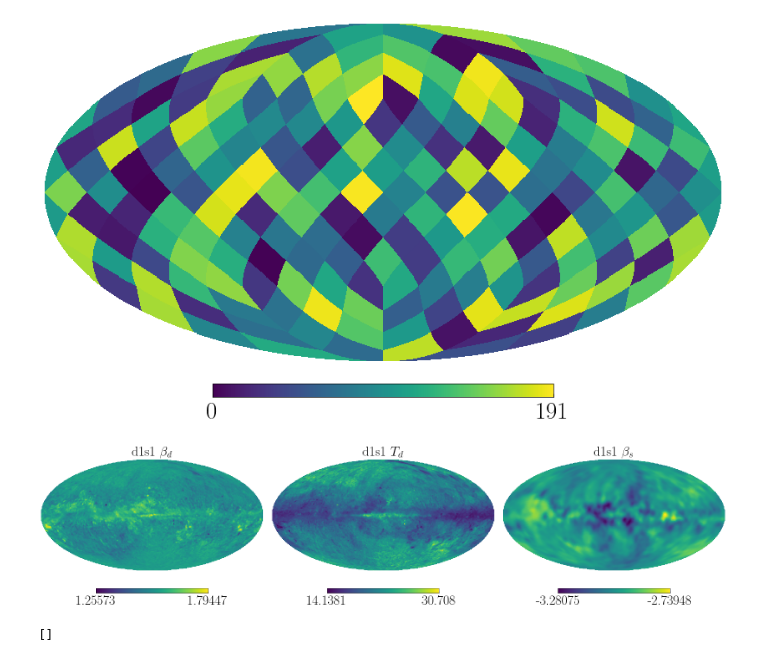
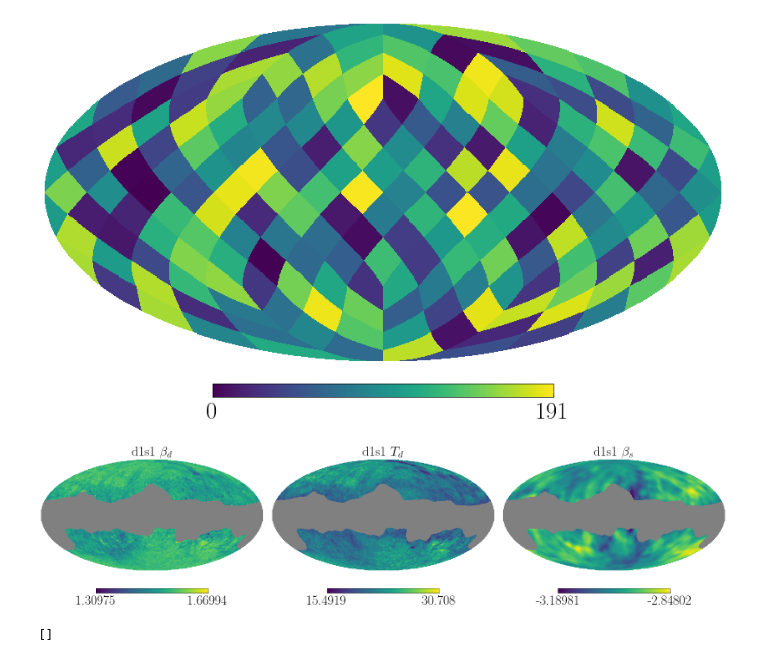
Before and after one commit to ASKabalan/furax-compsep-paper, a Jupyter notebook: content/80-illustraions.ipynb, the cells around one changed output. Cells and saved outputs as stored; diff of their text form; code cells hidden in the pictures.

```diff
--- a/content/80-illustraions.ipynb
+++ b/content/80-illustraions.ipynb
@@ -325,6 +319,8 @@ from fgbuster import get_sky
 
 plot_vertical = False  # Set to True for vertical layout, False for horizontal
 sky = get_sky(nside=64, tag="c1d1s1")
+mask = ~get_mask("GALACTIC", nside=64)
+
 
 with plt.rc_context(
     {
@@ -341,34 +337,35 @@ with plt.rc_context(
         fig_size = (8, 16)
         subplot_args = (3, 1, lambda i: i + 1)  # 3 rows, 1 column
     else:
         fig_size = (16, 8)
         subplot_args = (1, 3, lambda i: i + 1)  # 1 row, 3 columns
 
     _ = plt.figure(figsize=fig_size)
 
     keys = ["beta_dust", "temp_dust", "beta_pl"]
     names = ["$\\beta_d$", "$T_d$", "$\\beta_s$"]
 
     params = {
         "beta_dust": sky.components[1].mbb_index.value,
         "temp_dust": sky.components[1].mbb_temperature.value,
         "beta_pl": sky.components[2].pl_index.value,
     }
+    params = jax.tree.map(lambda x: jnp.where(mask, x, hp.UNSEEN), params)
 
     for i, (key, param_name) in enumerate(zip(keys, names)):
         param_map = params[key]
         hp.mollview(
             param_map,
             title=f"d1s1 {param_name}",
             sub=(subplot_args[0], subplot_args[1], subplot_args[2](i)),
             bgcolor=(0.0,) * 4,
             cbar=True,
         )
     plt.tight_layout()
     plt.savefig(f"{out_folder}/sky_components.pdf", dpi=600, bbox_inches="tight", transparent=True)
     plt.show()
 # %% [output]
-[figure, old version]
+[figure, new version]
 # %%
 np.random.seed(0)
 
```
Also changed, not shown: parts of 4 cells of this notebook.
